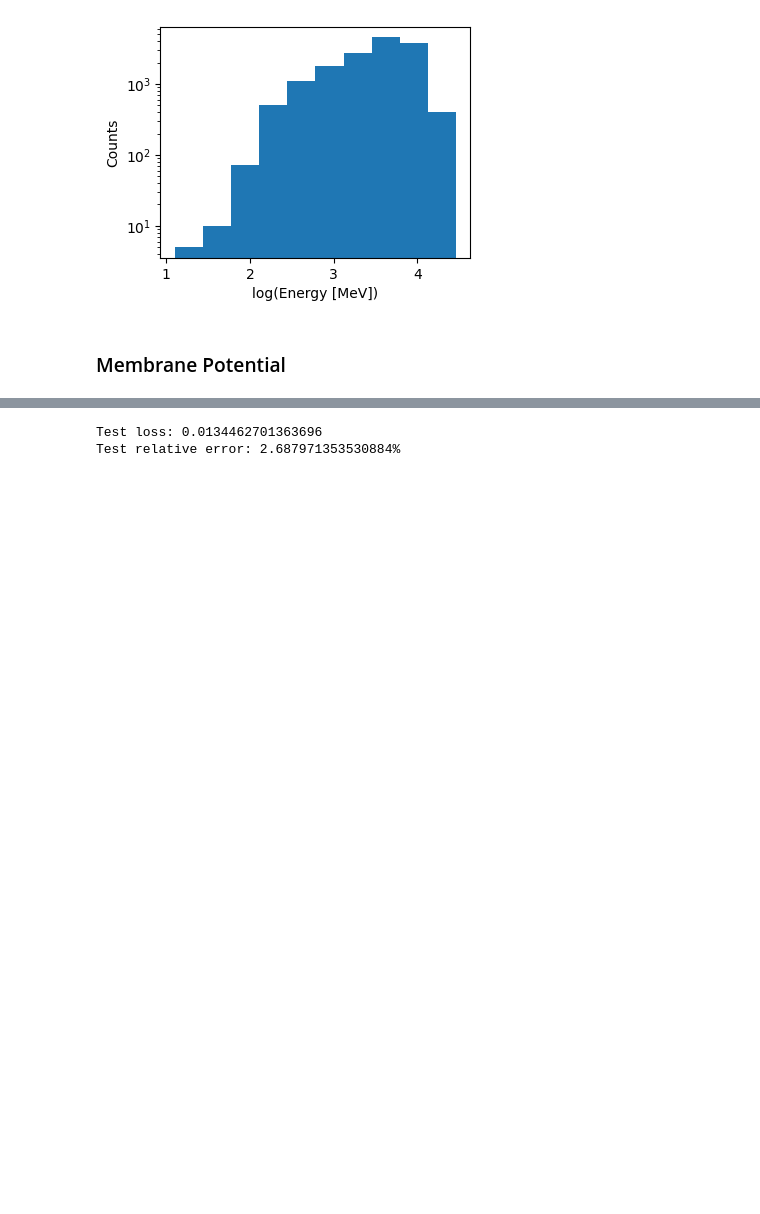
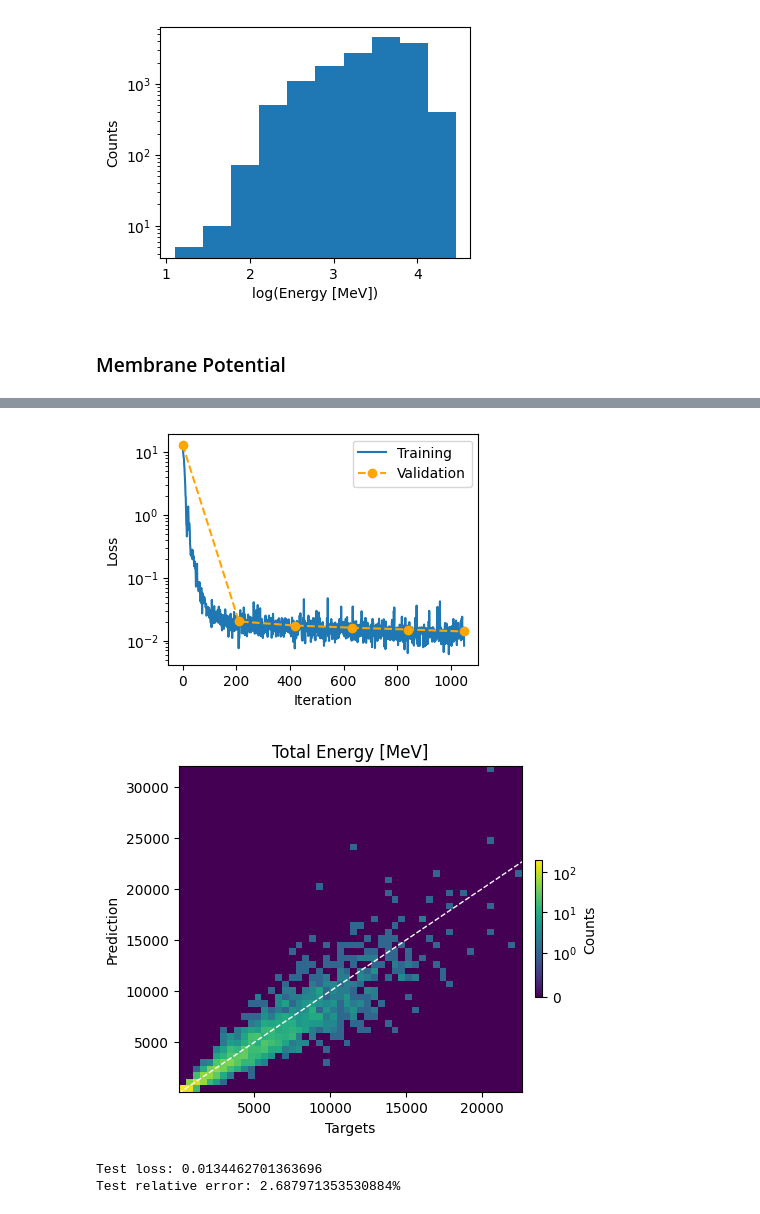
Before and after one commit to enlupi/SNN-Cal, a Jupyter notebook: SNN/SNN.ipynb, the cells around one changed output, grey strips where cells are left out. Saved outputs shown, nothing was run; the diff lists cells and outputs as text; code cells hidden in the pictures; blank space fills up the shorter version.

```diff
--- a/SNN/SNN.ipynb
+++ b/SNN/SNN.ipynb
@@ -863,0 +921,8 @@ Test relative error: 3.0514049530029297%
+# %%
+def antitransform(x):
+    return torch.pow(10, x)
+train_net.predict.transform = antitransform
+
+train_net.test("test")
+train_net.show_results(nbins=50, logscale=True, linthresh=1, title="Total Energy [MeV]")
+# %% [output]
@@ -864,3 +931,5 @@ Test relative error: 3.0514049530029297%
+[figure, added]
+[figure, added]
 # %%
 train_net.test("test")
 print(f"Test loss: {train_net.loss_hist['test'][num_epochs]}")
```
Also changed, not shown: parts of 18 cells of this notebook.
